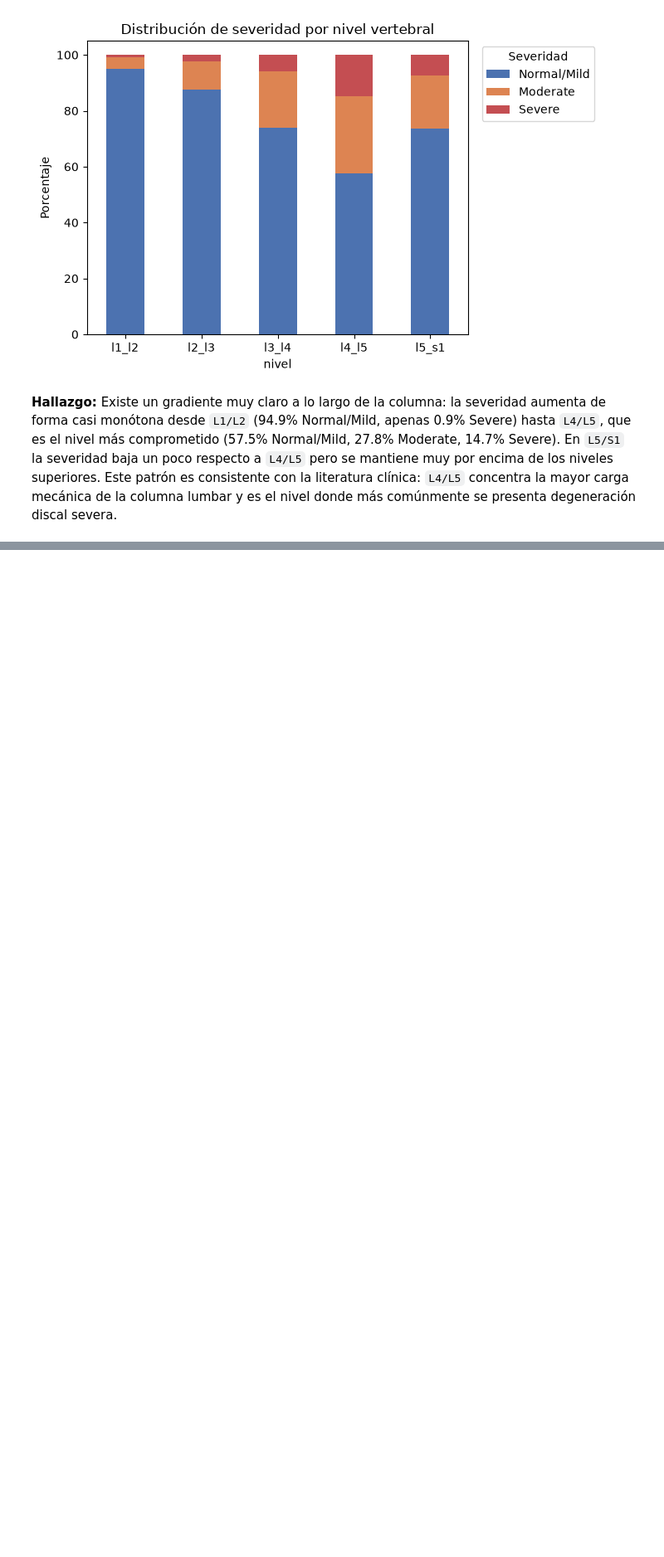
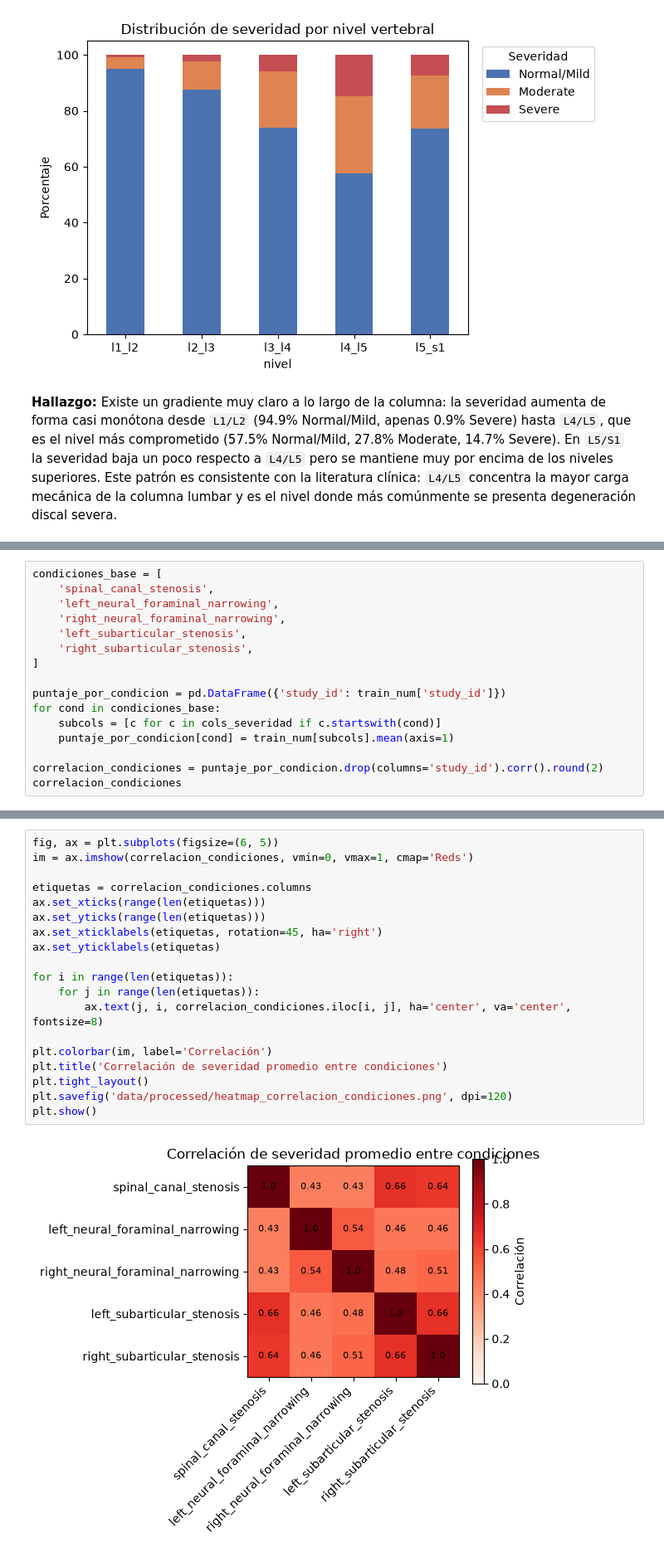
Before and after one commit to Albu231311/Proyecto2-DS, a Jupyter notebook: Proyecto2_Limpieza_Preprocesamiento.ipynb, the cells around one changed output, grey strips where cells are left out. Shown at 83% size. Cells and saved outputs as stored; diff of their text form; blank space fills up the shorter version.

Commit message:
feat: add EDA de correlacion y comorbilidad entre condiciones

```diff
--- a/Proyecto2_Limpieza_Preprocesamiento.ipynb
+++ b/Proyecto2_Limpieza_Preprocesamiento.ipynb
@@ -581,0 +590,16 @@ plt.show()
+# %%
+condiciones_base = [
+    'spinal_canal_stenosis',
+    'left_neural_foraminal_narrowing',
+    'right_neural_foraminal_narrowing',
+    'left_subarticular_stenosis',
+    'right_subarticular_stenosis',
+]
+
+puntaje_por_condicion = pd.DataFrame({'study_id': train_num['study_id']})
+for cond in condiciones_base:
+    subcols = [c for c in cols_severidad if c.startswith(cond)]
+    puntaje_por_condicion[cond] = train_num[subcols].mean(axis=1)
+
+correlacion_condiciones = puntaje_por_condicion.drop(columns='study_id').corr().round(2)
+correlacion_condiciones
@@ -581,0 +613,21 @@ plt.show()
+# %%
+fig, ax = plt.subplots(figsize=(6, 5))
+im = ax.imshow(correlacion_condiciones, vmin=0, vmax=1, cmap='Reds')
+
+etiquetas = correlacion_condiciones.columns
+ax.set_xticks(range(len(etiquetas)))
+ax.set_yticks(range(len(etiquetas)))
+ax.set_xticklabels(etiquetas, rotation=45, ha='right')
+ax.set_yticklabels(etiquetas)
+
+for i in range(len(etiquetas)):
+    for j in range(len(etiquetas)):
+        ax.text(j, i, correlacion_condiciones.iloc[i, j], ha='center', va='center', fontsize=8)
+
+plt.colorbar(im, label='Correlación')
+plt.title('Correlación de severidad promedio entre condiciones')
+plt.tight_layout()
+plt.savefig('data/processed/heatmap_correlacion_condiciones.png', dpi=120)
+plt.show()
+# %% [output]
+[figure, added]
```
Also changed, not shown: parts of 9 cells of this notebook, 3 other files.
